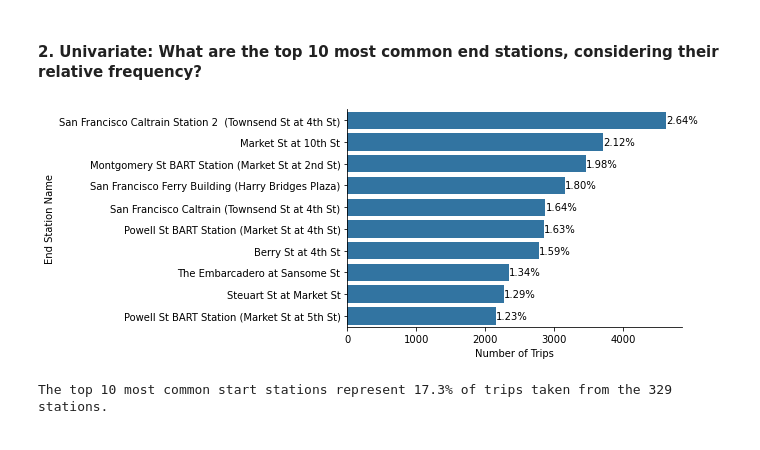
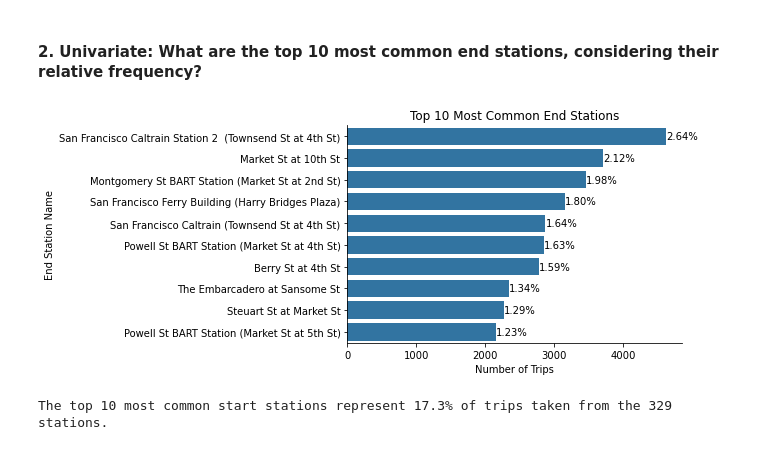
Before and after one commit to tharcyla/communicate-data-findings, a Jupyter notebook: Part_I_Exploration.ipynb, the cells around one changed output. Drawn from its saved outputs; the diff is of its cells as text; code cells hidden in the pictures.

```diff
--- a/Part_I_Exploration.ipynb
+++ b/Part_I_Exploration.ipynb
@@ -361,28 +368,29 @@ The top 10 most common start stations represent 15.4% of trips taken from the 32
 # %%
 # find total counts for end stations
 end_counts = df['end_station_name'].value_counts()
 
 # repeat chart
 sns.countplot(data=df, y='end_station_name', color=base_color,
               order=df['end_station_name'].value_counts().iloc[:10].index)
 
 # remove top and right spines
 sns.despine()
 
 # total number of entries in the column
 n_stations = df.shape[0]
 
 # use a loop to print each station's relative frequency on the chart
 for i in range(10):
     count = end_counts[i]
     pct_string = '{:0.2f}%'.format(100*count/n_stations)
     plt.text(count+1, i, pct_string, va='center')
 
-# include axis labels
+# include axis labels and title
 plt.ylabel('End Station Name')
-plt.xlabel('Number of Trips');
+plt.xlabel('Number of Trips')
+plt.title('Top 10 Most Common End Stations');
 # %% [output]
-[figure, old version]
+[figure, new version]
 # %%
 # what is the sum of the relative frequency from these 10 stations?
 sum_top10 = 0
```
Also changed, not shown: parts of 38 cells of this notebook.
